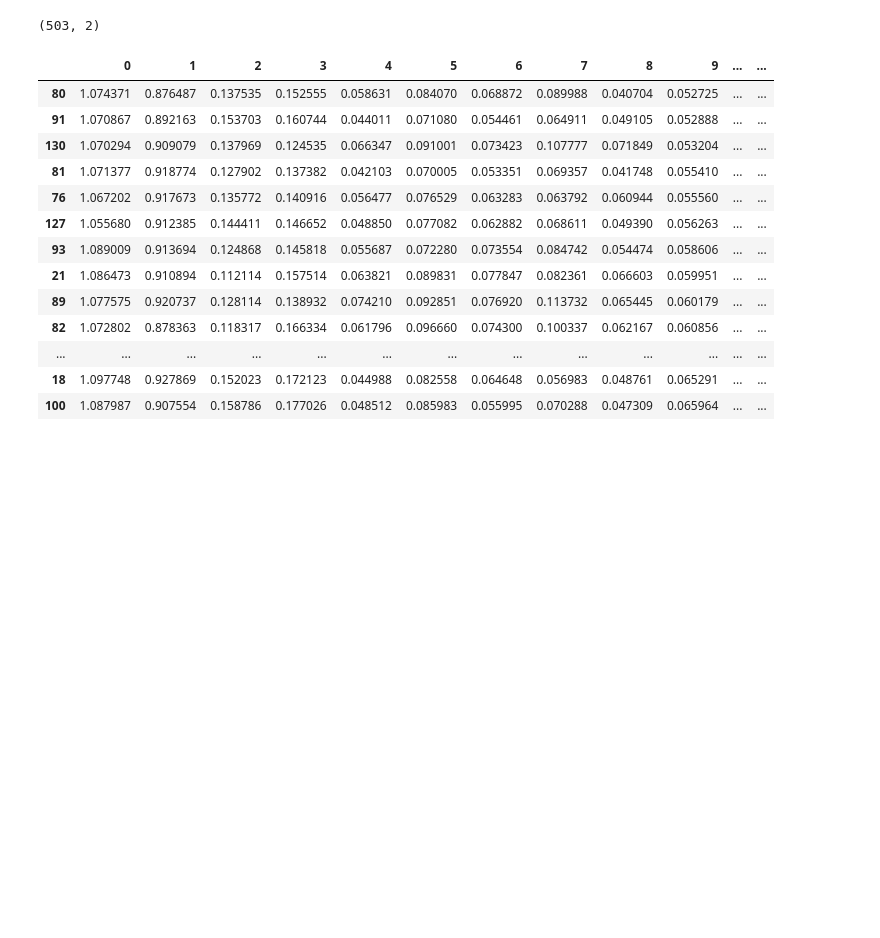
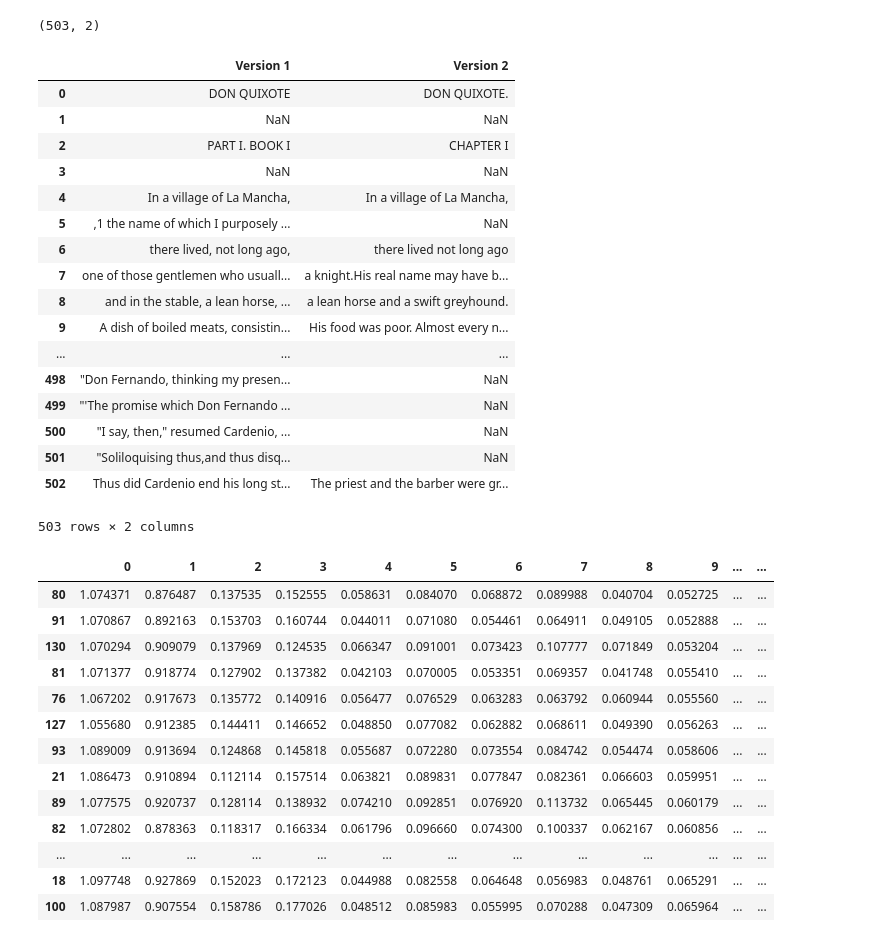
Before and after one commit to kojino/doc2vec, a Jupyter notebook: don_quixote/don_quixote.ipynb, the cells around one changed output. Drawn from its saved outputs; the diff is of its cells as text; code cells hidden in the pictures; blank space fills up the shorter version.

```diff
--- a/don_quixote/don_quixote.ipynb
+++ b/don_quixote/don_quixote.ipynb
@@ -16,10 +16,31 @@ import scipy as sp
 doc2vec_dir="model/enwiki_dbow/doc2vec.bin"
 # %%
 # Read in complaints
-comparison = pd.read_csv("don_quixote_comparsion.csv",encoding='latin-1')
+comparison = pd.read_csv("data/don_quixote_comparsion.csv",encoding='latin-1')
 comparison.shape
 # %% [output]
 (503, 2)
+# %%
+comparison
+# %% [output]
+|  | Version 1 | Version 2 |
+| 0 | DON QUIXOTE | DON QUIXOTE. |
+| 1 | NaN | NaN |
+| 2 | PART I. BOOK I | CHAPTER I |
+| 3 | NaN | NaN |
+| 4 | In a village of La Mancha, | In a village of La Mancha, |
+| 5 | ,1 the name of which I purposely ... | NaN |
+| 6 | there lived, not long ago, | there lived not long ago |
+| 7 | one of those gentlemen who usuall... | a knight.His real name may have b... |
+| 8 | and in the stable, a lean horse, ... | a lean horse and a swift greyhound. |
+| 9 | A dish of boiled meats, consistin... | His food was poor. Almost every n... |
+| ... | ... | ... |
+| 498 | "Don Fernando, thinking my presen... | NaN |
+| 499 | "'The promise which Don Fernando ... | NaN |
+| 500 | "I say, then," resumed Cardenio, ... | NaN |
+| 501 | "Soliloquising thus,and thus disq... | NaN |
+| 502 | Thus did Cardenio end his long st... | The priest and the barber were gr... |
+503 rows × 2 columns
 # %%
 comparison = comparison.dropna()
 # %%
```
Also changed, not shown: 6 other files.
